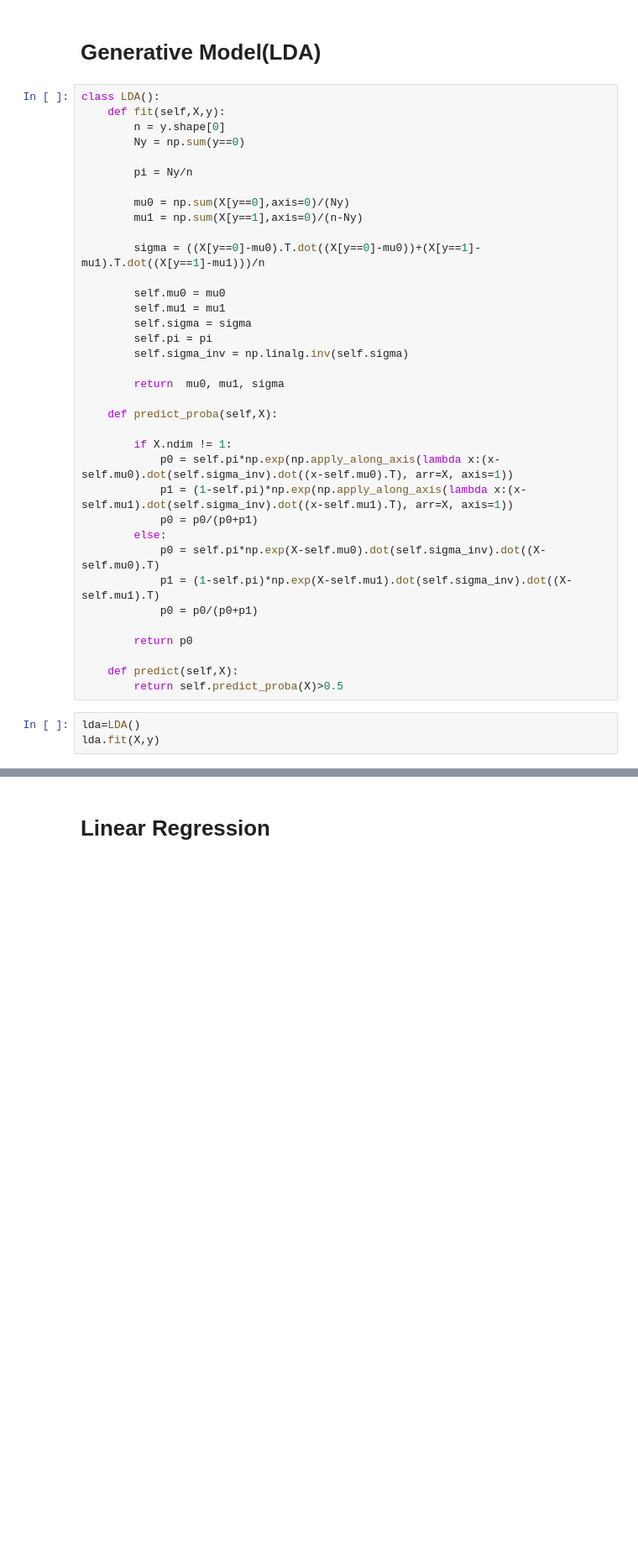
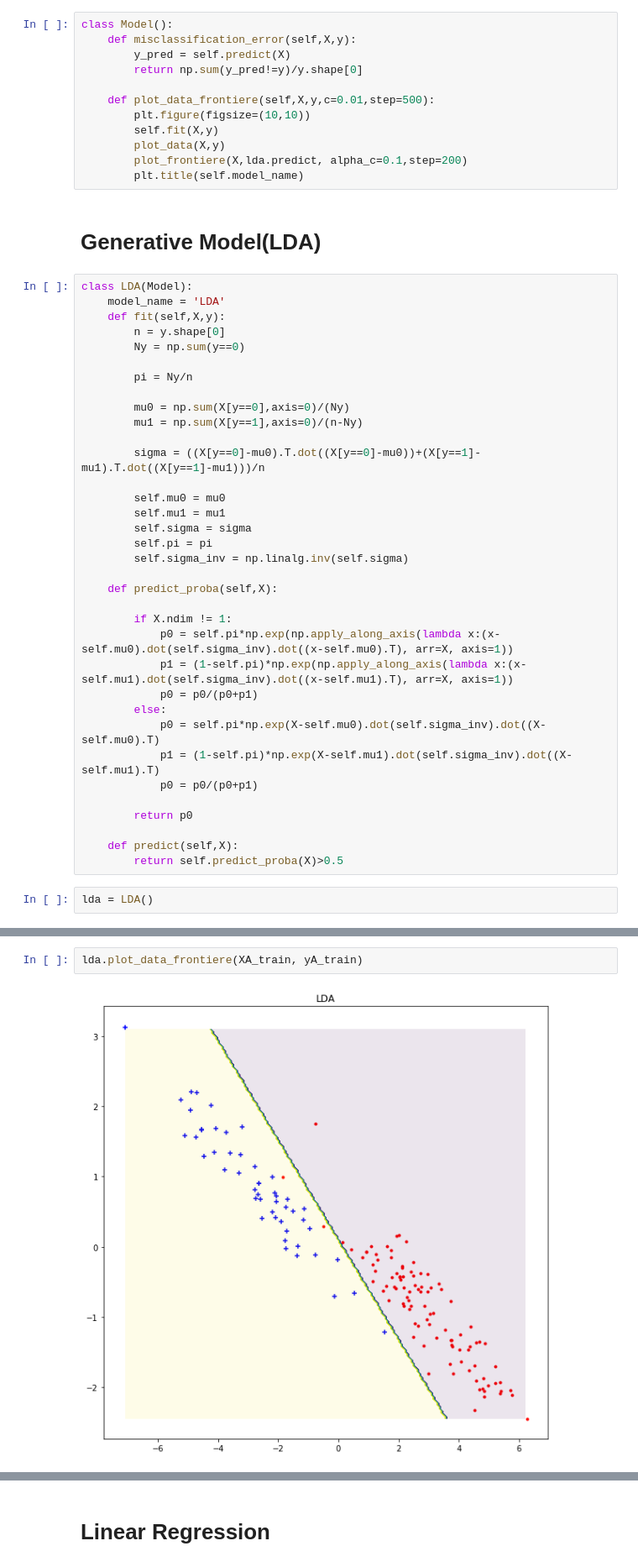
Before and after one commit to LeoAlberge/mva_probabilistic_graphic_models, a Jupyter notebook: TP1-Linear Classification.ipynb, the cells around one changed output, grey strips where cells are left out. Shown at 84% size. Drawn from its saved outputs; the diff is of its cells as text; blank space fills up the shorter version.

```diff
--- a/TP1-Linear Classification.ipynb
+++ b/TP1-Linear Classification.ipynb
@@ -25,7 +57,20 @@ Text(0.5, 1.0, 'Donnees')
+# %%
+class Model():
+    def misclassification_error(self,X,y):
+        y_pred = self.predict(X)
+        return np.sum(y_pred!=y)/y.shape[0]
+
+    def plot_data_frontiere(self,X,y,c=0.01,step=500):
+        plt.figure(figsize=(10,10))
+        self.fit(X,y)
+        plot_data(X,y)
+        plot_frontiere(X,lda.predict, alpha_c=0.1,step=200)
+        plt.title(self.model_name)
 # %% [markdown]
 # Generative Model(LDA)
 # %%
-class LDA():
+class LDA(Model):
+    model_name = 'LDA'
     def fit(self,X,y):
         n = y.shape[0]
         Ny = np.sum(y==0)
@@ -43,8 +88,6 @@ class LDA():
         self.pi = pi
         self.sigma_inv = np.linalg.inv(self.sigma)
 
-        return  mu0, mu1, sigma
-
     def predict_proba(self,X):
 
         if X.ndim != 1:
@@ -61,5 +104,4 @@ class LDA():
     def predict(self,X):
         return self.predict_proba(X)>0.5
 # %%
-lda=LDA()
-lda.fit(X,y)
+lda = LDA()
@@ -78,0 +108,4 @@ plot_frontiere(X,lda.predict, alpha_c=0.1,step=200)
+# %%
+lda.plot_data_frontiere(XA_train, yA_train)
+# %% [output]
+[figure, added]
```
Also changed, not shown: parts of 21 cells of this notebook.
